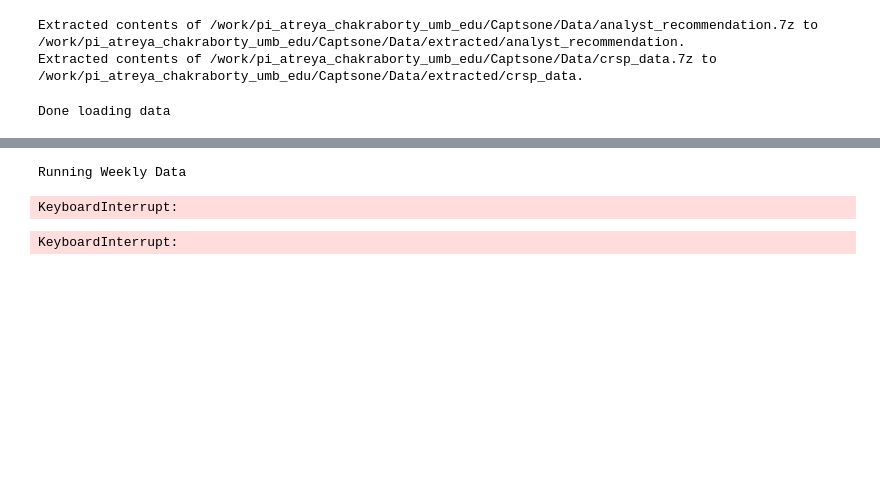
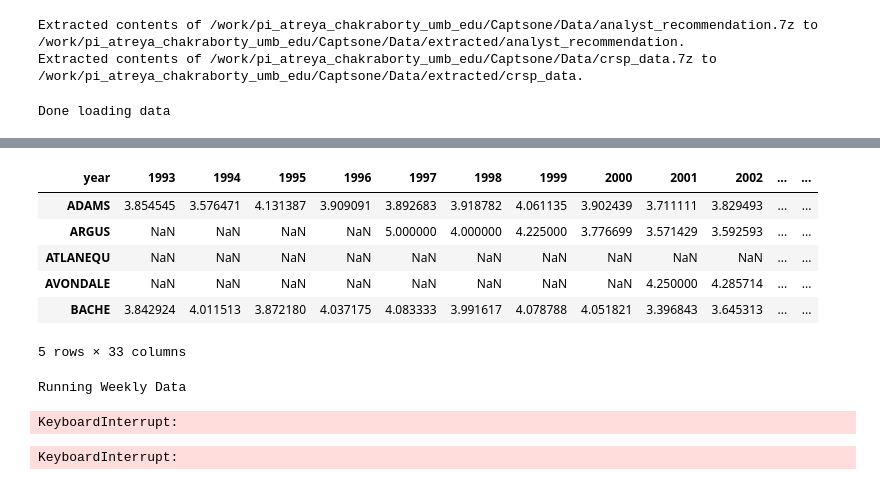
Before and after one commit to CharlesUche99/Do-Retail-Investors-need-Analysts-Recommendations, a Jupyter notebook: Data Cleaning and Organization.ipynb, the cells around one changed output, grey strips where cells are left out. Saved outputs shown, nothing was run; the diff lists cells and outputs as text; code cells hidden in the pictures; blank space fills up the shorter version.

```diff
--- a/Data Cleaning and Organization.ipynb
+++ b/Data Cleaning and Organization.ipynb
@@ -57,0 +163,30 @@ Index(['permno', 'securitybegdt', 'hdrcusip', 'hdrcusip9', 'cusip', 'cusip9',
+# %%
+# Convert the anndats column to datetime
+analyst_rec['anndats'] = pd.to_datetime(analyst_rec['anndats'])
+
+# Extract the year from anndats
+analyst_rec['year'] = analyst_rec['anndats'].dt.year
+
+# Define a function to calculate the descriptive statistics
+def descriptive_stats(analyst_rec):
+    # Group by year and calculate the required statistics
+    yearly_stats = analyst_rec.groupby('year').agg(
+        no_of_covered_firms=('cusip', pd.Series.nunique),  # Number of distinct firms
+        no_of_brokers=('estimid', pd.Series.nunique),  # Number of distinct brokers or investment banks
+        no_of_recommendations=('cusip', 'count'),  # Number of recommendations
+        mean_analysts_per_firm=('analyst', lambda x: x.groupby(analyst_rec['cusip']).nunique().mean()),  # Mean analysts per firm
+        median_analysts_per_firm=('analyst', lambda x: x.groupby(analyst_rec['cusip']).nunique().median()),  # Median analysts per firm
+        mean_analysts_per_broker=('analyst', lambda x: x.groupby(analyst_rec['estimid']).nunique().mean()),  # Mean analysts per broker
+        median_analysts_per_broker=('analyst', lambda x: x.groupby(analyst_rec['estimid']).nunique().median()),  # Median analysts per broker
+        mean_firms_per_analyst=('cusip', lambda x: x.groupby(analyst_rec['analyst']).nunique().mean()),  # Mean covered firms per analyst
+        median_firms_per_analyst=('cusip', lambda x: x.groupby(analyst_rec['analyst']).nunique().median()),  # Median covered firms per analyst
+        no_of_analysts=('analyst', pd.Series.nunique),  # Number of distinct analysts
+        avg_ireccd_transformed=('ireccd', lambda x: (6 - x).mean()),  # Mean transformed consensus recommendation
+        median_ireccd_transformed=('ireccd', lambda x: (6 - x).median())  # Median transformed consensus recommendation
+    ).reset_index()
+
+    return yearly_stats
+
+# Calculate the descriptive statistics table
+descriptive_statistics_table = descriptive_stats(analyst_rec)
+descriptive_statistics_table.to_csv("Descriptive.csv")
@@ -58,3 +297,13 @@ Index(['permno', 'securitybegdt', 'hdrcusip', 'hdrcusip9', 'cusip', 'cusip9',
+# %%
+avg_ireccd_transformed_table_flipped.head()
+# %% [output]
+| year | 1993 | 1994 | 1995 | 1996 | 1997 | 1998 | 1999 | 2000 | 2001 | 2002 | ... | ... |
+| ADAMS | 3.854545 | 3.576471 | 4.131387 | 3.909091 | 3.892683 | 3.918782 | 4.061135 | 3.902439 | 3.711111 | 3.829493 | ... | ... |
+| ARGUS | NaN | NaN | NaN | NaN | 5.000000 | 4.000000 | 4.225000 | 3.776699 | 3.571429 | 3.592593 | ... | ... |
+| ATLANEQU | NaN | NaN | NaN | NaN | NaN | NaN | NaN | NaN | NaN | NaN | ... | ... |
+| AVONDALE | NaN | NaN | NaN | NaN | NaN | NaN | NaN | NaN | 4.250000 | 4.285714 | ... | ... |
+| BACHE | 3.842924 | 4.011513 | 3.872180 | 4.037175 | 4.083333 | 3.991617 | 4.078788 | 4.051821 | 3.396843 | 3.645313 | ... | ... |
+5 rows × 33 columns
 # %%
 # Ensure the date columns are in datetime format, coerced to handle invalid parsing
 crsp_data['dlycaldt'] = pd.to_datetime(crsp_data['dlycaldt'], errors='coerce')
```
Also changed, not shown: parts of 6 cells of this notebook, 2 other files.
